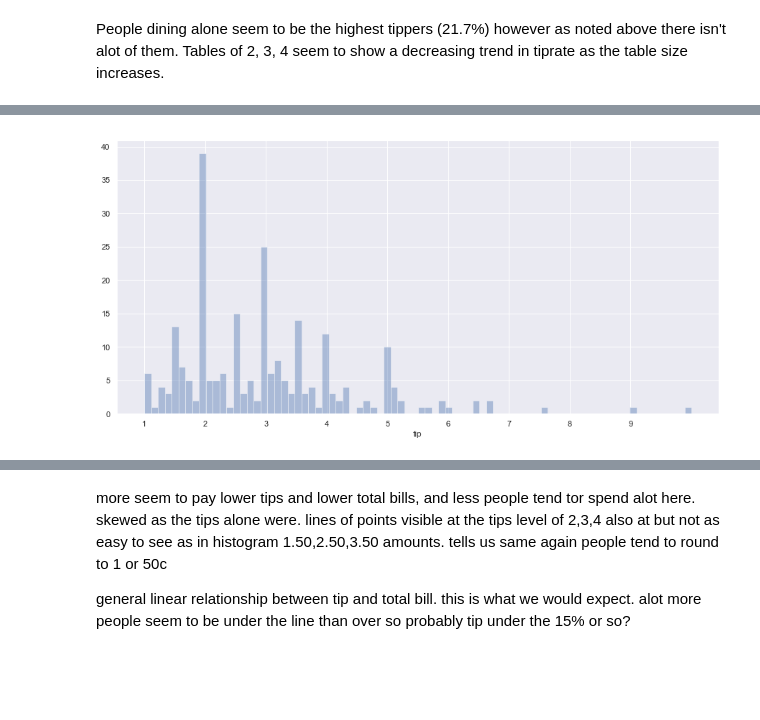
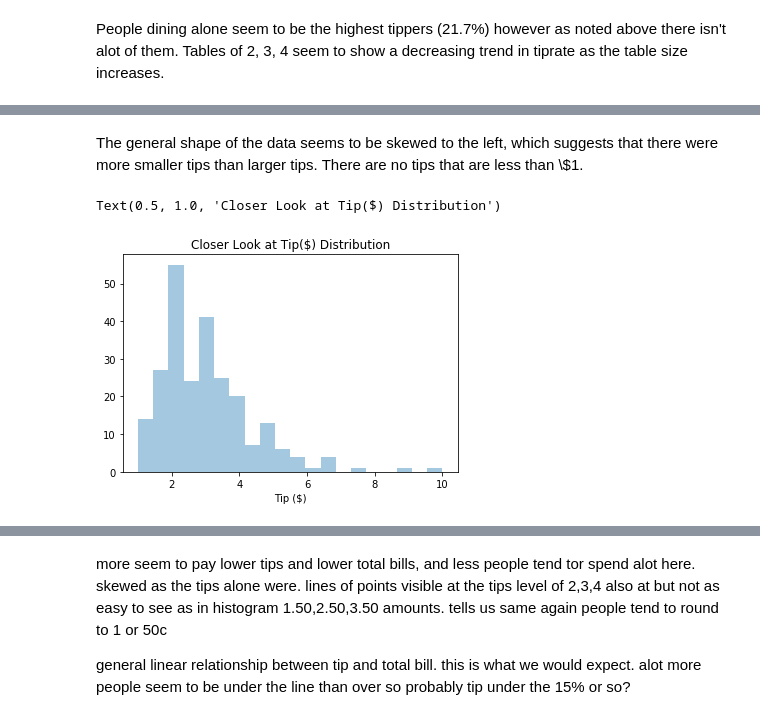
Before and after one commit to zoecahill1/fundamentals-project, a Jupyter notebook: tips-dataset.ipynb, the cells around one changed output, grey strips where cells are left out. Saved outputs shown, nothing was run; the diff lists cells and outputs as text; code cells hidden in the pictures; blank space fills up the shorter version.

```diff
--- a/tips-dataset.ipynb
+++ b/tips-dataset.ipynb
@@ -289,10 +293,9 @@ sns.distplot(tips['tip'], kde=False, bins=20);
-# %%
-sns.distplot(tips['tip'], kde=False, bins=80);
-plt.xticks(np.arange(1, 10, step=1.0))
-plt.show()
-# most tips between 2 and 4...no tips lower than 1 which we saw above with min
-# assuming there is a realationship bewtween total bill and tips with the bill
-# being between 15 and 60 the resturant must not be too upscale
-# peaks at 1,2,3,4,5 people are rounding tips..card vs cash?
-# %% [output]
-[figure, removed]
+# %% [markdown]
+The general shape of the data seems to be skewed to the left, which suggests that there were more smaller tips than larger tips. There are no tips that are less than \\$1.
+# %%
+sns.distplot(tips['tip'], kde=False, bins=20);
+plt.xlabel("Tip ($)")
+plt.title("Closer Look at Tip($) Distribution")
+# %% [output]
+Text(0.5, 1.0, 'Closer Look at Tip($) Distribution')
+[figure, added]
```
Also changed, not shown: parts of 44 cells of this notebook.
